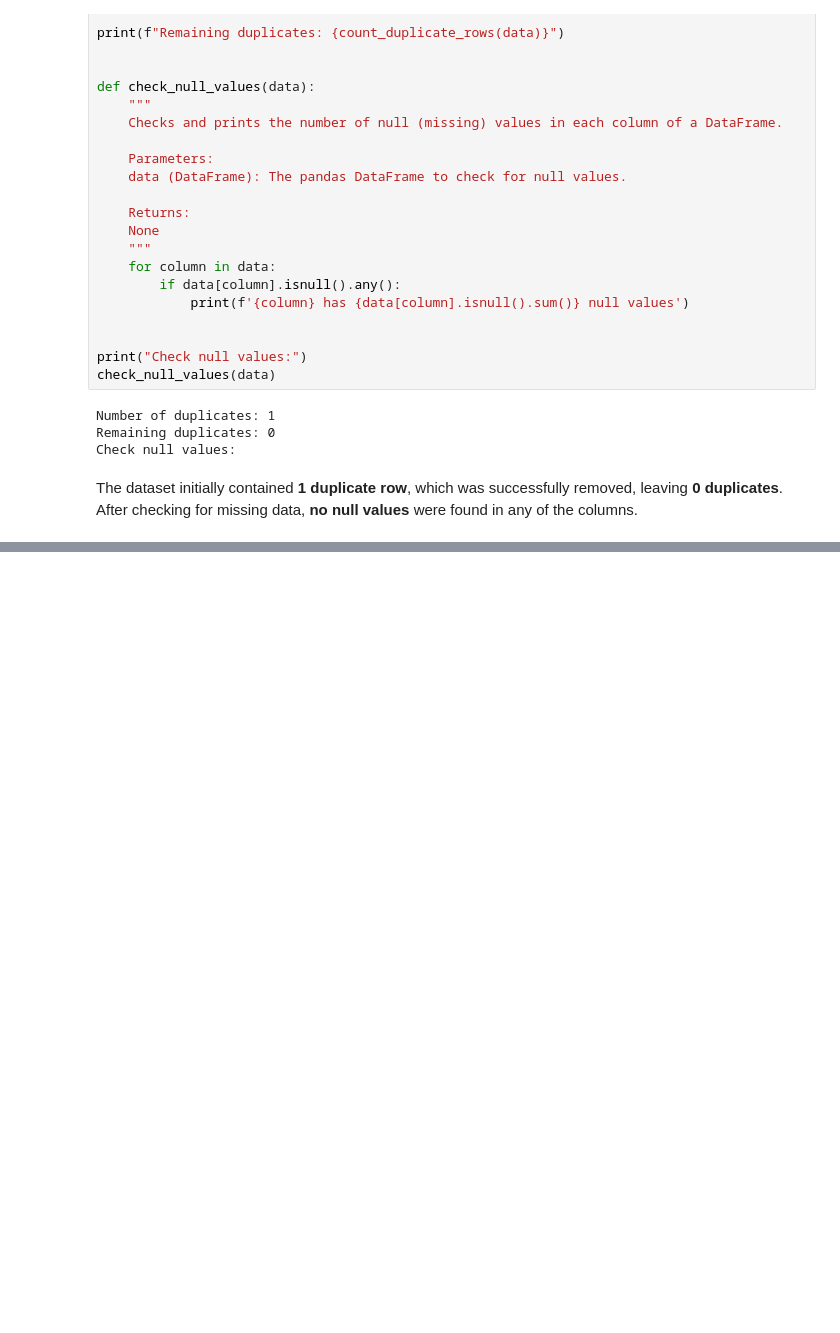
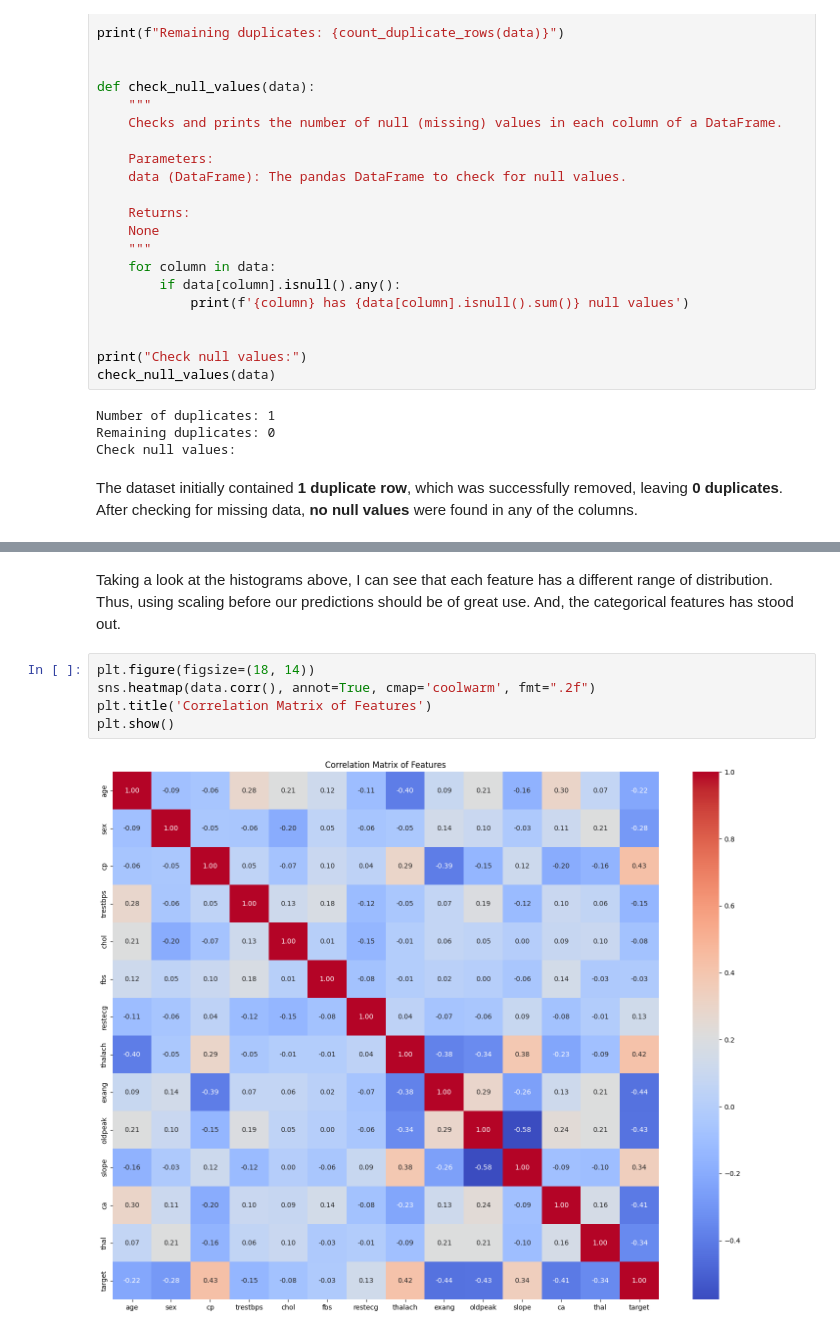
Before and after one commit to MoteneJan/Heart_Diease_Prediction, a Jupyter notebook: Heart_Disease_Prediction.ipynb, the cells around one changed output, grey strips where cells are left out. Drawn from its saved outputs; the diff is of its cells as text; blank space fills up the shorter version.

```diff
--- a/Heart_Disease_Prediction.ipynb
+++ b/Heart_Disease_Prediction.ipynb
@@ -141,0 +175,9 @@ The dataset initially contained **1 duplicate row**, which was successfully remo
+# %% [markdown]
+Taking a look at the histograms above, I can see that each feature has a different range of distribution. Thus, using scaling before our predictions should be of great use. And, the categorical features has stood out.
+# %%
+plt.figure(figsize=(18, 14))
+sns.heatmap(data.corr(), annot=True, cmap='coolwarm', fmt=".2f")
+plt.title('Correlation Matrix of Features')
+plt.show()
+# %% [output]
+[figure, added]
```
Also changed, not shown: parts of 9 cells of this notebook.
